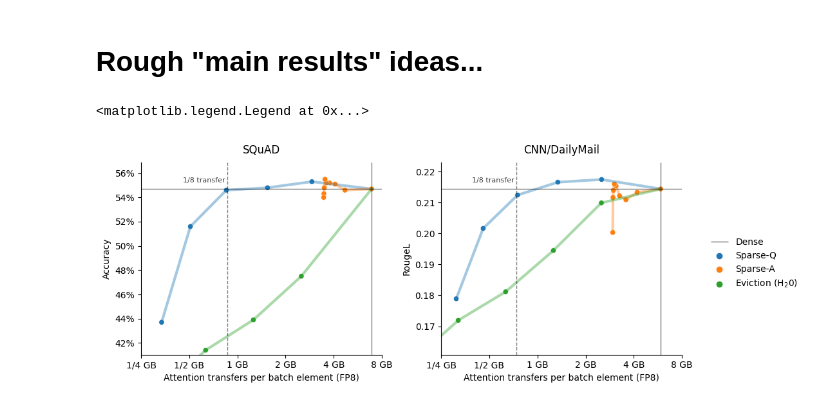
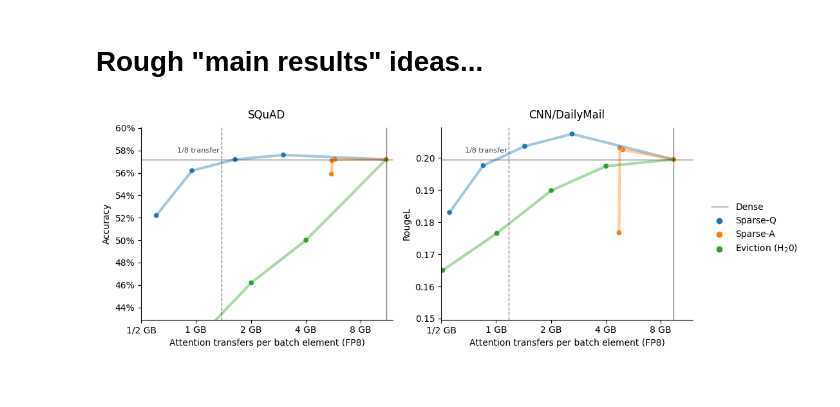
Before and after one commit to graphcore-research/llm-inference-research, a Jupyter notebook: 2023-sparse-attention/rmoe-56-baseline-update/Analyse.ipynb, the cells around one changed output. Cells and saved outputs as stored; diff of their text form; code cells hidden in the pictures.

Commit message:
Update RMOE-56-baseline-update, add RMOE-58-local-k

```diff
--- a/2023-sparse-attention/rmoe-56-baseline-update/Analyse.ipynb
+++ b/2023-sparse-attention/rmoe-56-baseline-update/Analyse.ipynb
@@ -161,39 +161,39 @@ def add_dense_as_sparse_technique(df: pd.DataFrame) -> pd.DataFrame:
 techniques = dict(dense="Dense", ann_sparse_q="Sparse-Q", sparse_v="Sparse-A", eviction_sum_weight="Eviction ($\mathrm{H}_20$)")
 
 d = (df
-    .pipe(lambda d: d[d.model_scale=="2.8b"])
+    .pipe(lambda d: d[d.model_scale=="6.9b"])
     .pipe(lambda d: d[(d.technique!="ann_sparse_q")|(d.k == 32)])
     .pipe(add_dense_as_sparse_technique)
     .pipe(lambda d: d.assign(technique=d.technique.apply(techniques.get)))
 )
 
 g = sns.relplot(data=d, y="score", x="transfers",
                 hue="technique", hue_order=list(techniques.values())[1:],
                 col="task", col_order=["squad", "cnn_dailymail"],
                 kind="scatter", facet_kws=dict(sharex=False, sharey=False), height=4, aspect=1)
 # TODO: fill_between error bars?
 g.map_dataframe(lambda data, **_: sns.lineplot(data=data, y="score", x="transfers", hue="technique", hue_order=list(techniques.values())[1:], alpha=.4, legend=False, lw=3))
 
 for task, ax in g.axes_dict.items():
     baseline = d[(d.task==task)&(d.technique==techniques["dense"])]
-    ax.set_ylim((baseline.score.item()*.75, baseline.score.item()*1.04))
-    ax.set_xlim((1/4*2**20, 8*2**20))
+    ax.set_ylim((baseline.score.item()*.75, baseline.score.item()*1.05))
+    ax.set_xlim((1/2*2**20, 12*2**20))
     ax.hlines([baseline.score.item()], *ax.get_xlim(), "k", linestyles="-", alpha=.5, lw=1, label=techniques["dense"])
     ax.vlines([baseline.transfers.item()], *ax.get_ylim(), "k", linestyles="-", alpha=.5, lw=1)
     ax.vlines([baseline.transfers.item()/8], *ax.get_ylim(), "k", linestyles="--", alpha=.5, lw=1)
     ax.annotate("1/8 transfer", [baseline.transfers.item()/8, baseline.score.item()],
                 xytext=(-2, 6), textcoords="offset points", va="bottom", ha="right", fontsize=8, alpha=.75)
     ax.set_xscale("log", base=2)
     ax.set_xlabel("Attention transfers per batch element (FP8)")
     ax.xaxis.set_major_formatter(lambda x, _: f"{x/2**20:.0f} GB" if 2**20<= x else f"1/{1/(x/2**20):.0f} GB")
     ax.set_ylabel(dict(squad="Accuracy", cnn_dailymail="RougeL")[task])
     ax.set_title(dict(squad="SQuAD", cnn_dailymail="CNN/DailyMail")[task], pad=10)
     if task == "squad":
         ax.yaxis.set_major_formatter(lambda x, _: f"{x:.0%}")
 plt.tight_layout()
 g.legend.remove()
 g.fig.legend(*zip(*sorted(zip(*g.axes[0, 0].get_legend_handles_labels()), key=lambda n: list(techniques.values()).index(n[1]))),
              loc="center left", bbox_to_anchor=(1.0, 0.5), frameon=False)
+plt.savefig("headline_results.svg");
 # %% [output]
-<matplotlib.legend.Legend at 0x...>
-[figure, old version]
+[figure, new version]
```
Also changed, not shown: parts of 3 cells of this notebook, 2 other files.
